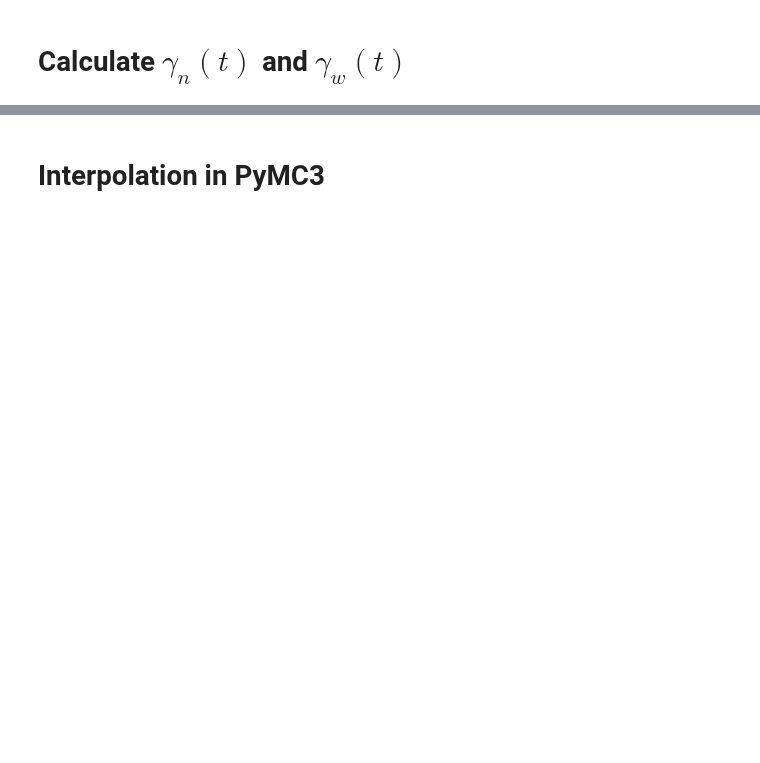
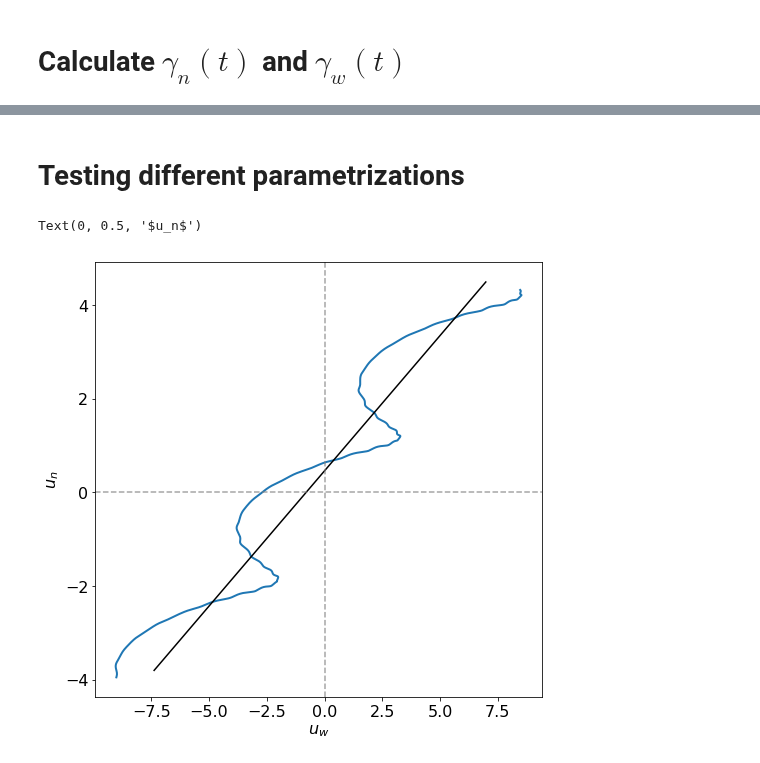
Before and after one commit to fbartolic/caustic, a Jupyter notebook: caustic/notebooks/testing_parallax_implementation.ipynb, the cells around one changed output, grey strips where cells are left out. Cells and saved outputs as stored; diff of their text form; code cells hidden in the pictures; blank space fills up the shorter version.

```diff
--- a/caustic/notebooks/testing_parallax_implementation.ipynb
+++ b/caustic/notebooks/testing_parallax_implementation.ipynb
@@ -56,12 +62,12 @@ def equatorial_to_ecliptic_coordinates(coordinates, obs_time):
 # %% [markdown]
 # Calculate $\gamma_n(t)$ and $\gamma_w(t)$
 # %%
-event_ecl_coord = equatorial_to_ecliptic_coordinates(event.coordinates, 0.5*(event.tables[0]['HJD'][0] + event.tables[0]['HJD'][-1]))
-lambda_0  = event_ecl_coord['l']
-beta_0  = event_ecl_coord['b']
+coordinates_ecliptic = event.coordinates.transform_to('geocentrictrueecliptic')
+lambda_0 = coordinates_ecliptic.lon.value*(np.pi/180)
+beta_0  = coordinates_ecliptic.lat.value*(np.pi/180)
 
 t = np.array(elements['datetime_jd']) # JD
-e = np.array(elements['e'])*0
+e = np.array(elements['e'])
 tp = np.array(elements['Tp_jd']) # JD
 n = (2*np.pi/365.25) # mean motion
 Phi_gamma = (77.86)*np.pi/180 # true anomaly at vernal eq. on J2000
@@ -97,2 +100,0 @@ plt.plot(event.tables[0]['HJD'], np.interp(event.tables[0]['HJD'], t, gamma_w_dd
-# %% [markdown]
-# Interpolation in PyMC3
@@ -142,0 +101,33 @@ with pm.Model() as model:
+# %% [markdown]
+# Testing different parametrizations
+# %%
+def compute_u(t_, u0, t0, omegaE, psi, piE):
+    gamma_w_interp = np.interp(t_, t, gamma_w)
+    gamma_n_interp = np.interp(t_, t, gamma_n)
+
+    u_w = -u0*np.sin(psi) - omegaE*(t_ - t0)*np.cos(psi) + piE*gamma_w_interp
+    u_n = u0*np.cos(psi) - omegaE*(t_ - t0)*np.sin(psi) + piE*gamma_n_interp
+
+    return u_w, u_n
+
+t_ = np.linspace(t[0], t[-1], 1000)
+
+t0 = 0.5*(t[-1] + t[0])
+tE = 60.
+
+u_w, u_n = compute_u(t_, 0.4, t0, 1/tE, 30*(np.pi/180), 2)
+u_w_linear, u_n_linear = compute_u(t_, 0.4, t0, 1/tE, 30*(np.pi/180), 0.)
+
+fig, ax = plt.subplots(figsize=(8,8))
+ax.plot(u_w, u_n, color='C0', lw=2.)
+ax.plot(u_w_linear, u_n_linear, color='black', lw=1.5)
+ax.axvline(0., color='grey', linestyle='dashed', alpha=0.7)
+ax.axhline(0., color='grey', linestyle='dashed', alpha=0.7)
+# ax.grid()
+ax.set_xlabel(r'$u_w$')
+ax.set_ylabel('$u_n$')
+# ax.set_xlim(-10, 10)
+# ax.set_ylim(-10, 10)
+# %% [output]
+Text(0, 0.5, '$u_n$')
+[figure, added]
```
Also changed, not shown: parts of 20 cells of this notebook, 16 other files.
